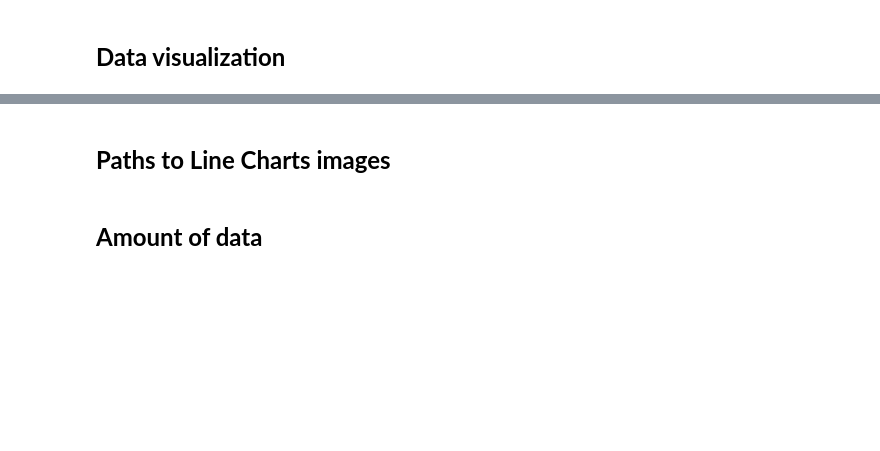
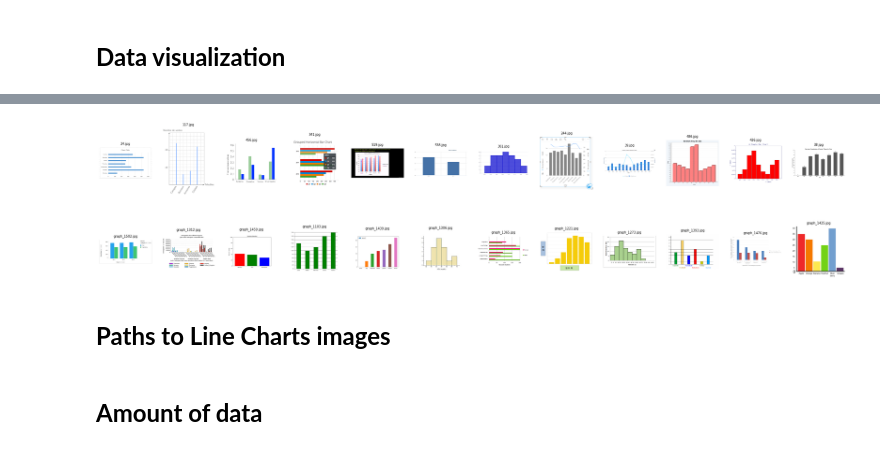
Before and after one commit to nucontreras/artificial-intelligence-scripts, a Jupyter notebook: FSCN/data_analysis.ipynb, the cells around one changed output, grey strips where cells are left out. Cells and saved outputs as stored; diff of their text form; code cells hidden in the pictures; blank space fills up the shorter version.

```diff
--- a/FSCN/data_analysis.ipynb
+++ b/FSCN/data_analysis.ipynb
@@ -235,3 +211,11 @@ The path Codigos y BD anteriores/Barras/models/dataset/DB graficos internet/Barr
+# %%
+# 544 images real-world testing
+
+show_images_horizontally(path_bar_internet_0_originales_old_db, 12)
+show_images_horizontally(path_bar_internet_old_db, 12)
+# %% [output]
+[figure, added]
+[figure, added]
 # %% [markdown]
 ## <b><FONT size="5" color='MidnightBlue '>Paths to Line Charts images</FONT>
 # %%
```
Also changed, not shown: parts of 36 cells of this notebook.
